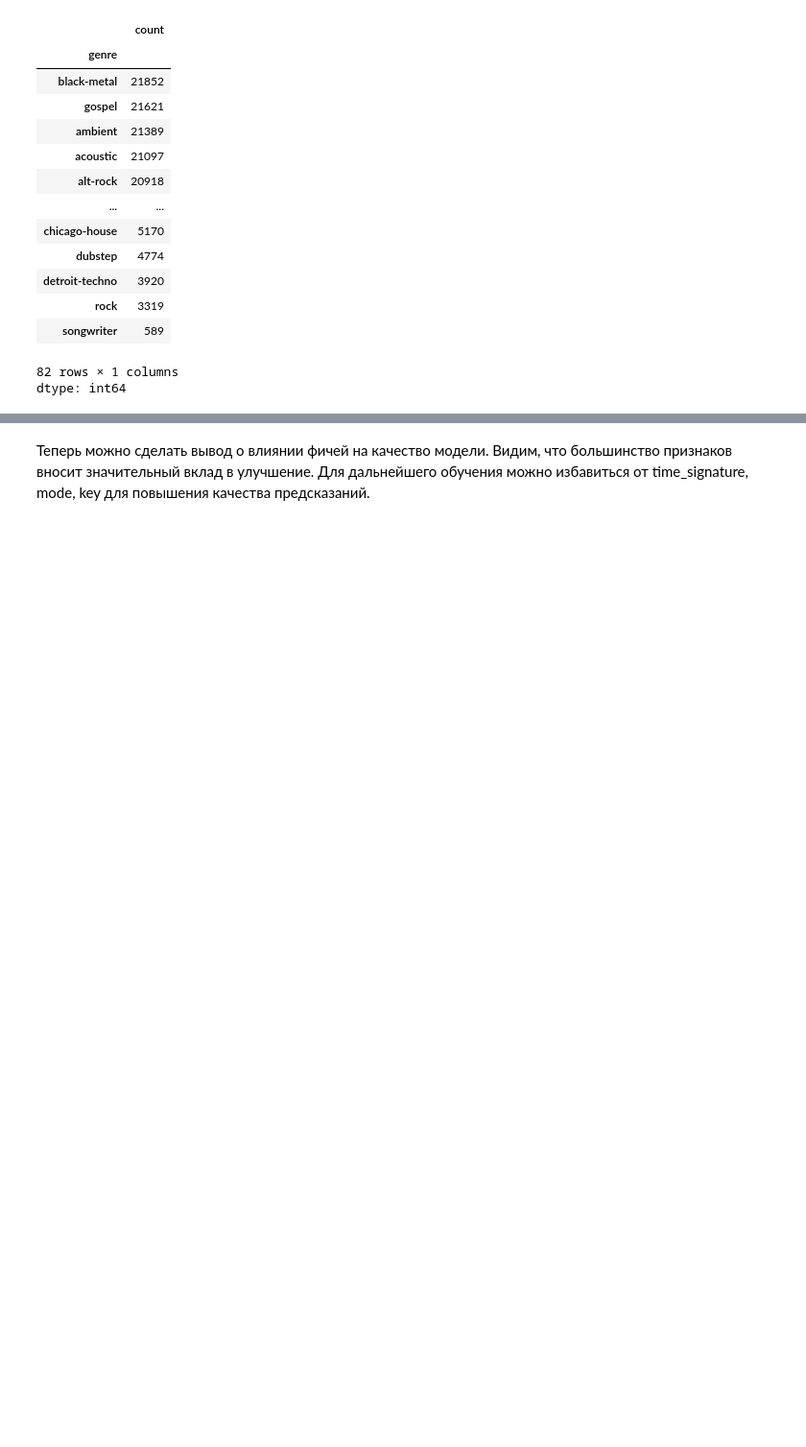
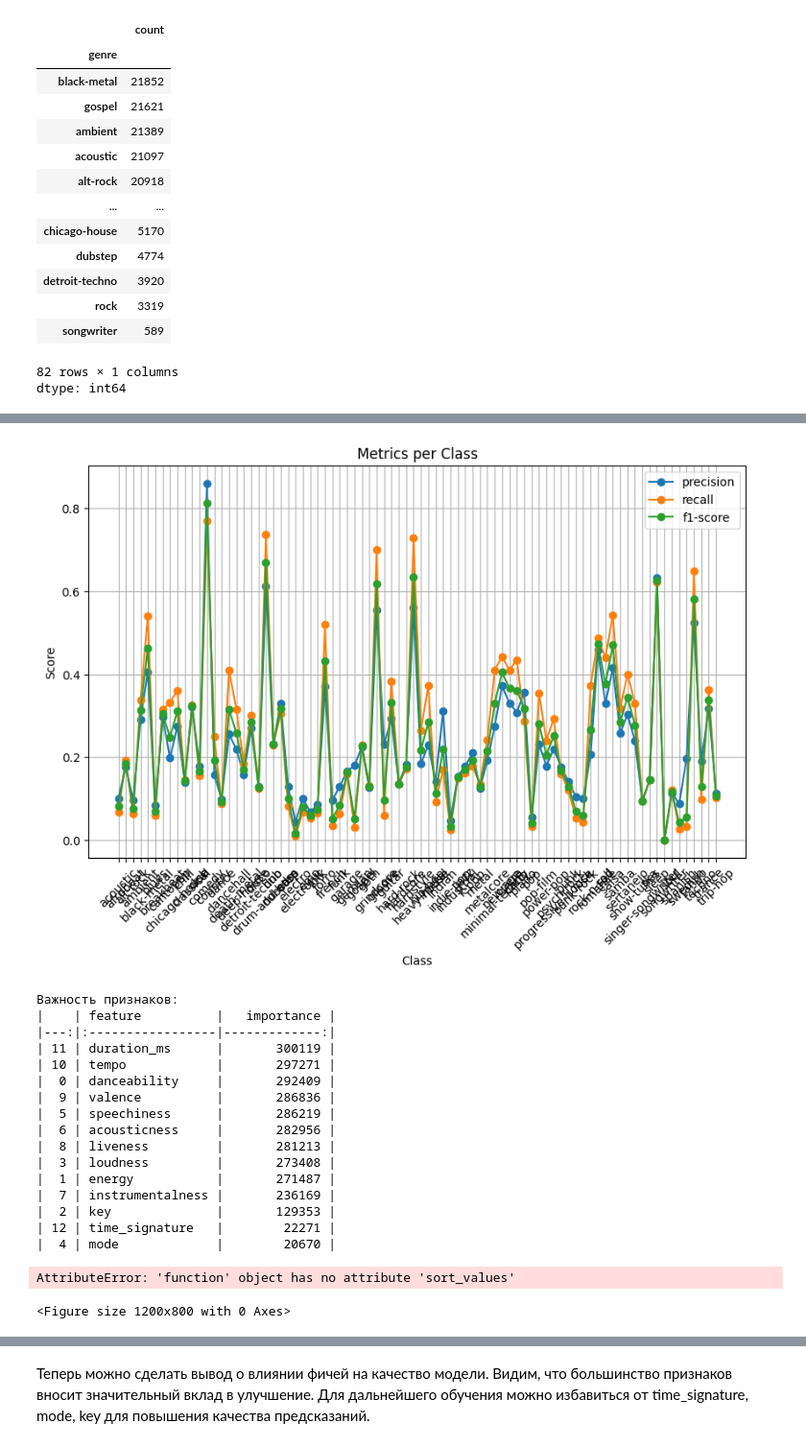
Before and after one commit to Sanjar-Javodov/ML_Hackaton_Spotify_SoA, a Jupyter notebook: Spotify__3.ipynb, the cells around one changed output, grey strips where cells are left out. Shown: that part at 96% size. Cells and saved outputs as stored; diff of their text form; code cells hidden in the pictures; blank space fills up the shorter version.

```diff
--- a/Spotify__3.ipynb
+++ b/Spotify__3.ipynb
@@ -128,11 +295,6 @@ y = balanced_df["genre"]
 # %%
-from sklearn.model_selection import train_test_split
-import optuna
-from optuna.samplers import TPESampler
 from lightgbm import LGBMClassifier
-from sklearn.metrics import precision_score, f1_score, accuracy_score, classification_report
 
-# Разбиваем данные
 X_train, X_test, y_train, y_test = train_test_split(
     X, y, test_size=0.2, stratify=y, random_state=42
 )
@@ -140,10 +302,13 @@ X_train, X_test, y_train, y_test = train_test_split(
 def objective(trial):
     params = {
         'objective': 'multiclass',
-        'num_class': len(le.classes_),
+        'num_class': len(np.unique(y)),
         'metric': 'multi_logloss',
         'verbosity': -1,
         'boosting_type': 'gbdt',
+        'device': 'gpu',
+        'gpu_platform_id': 0,
+        'gpu_device_id': 0,
         'n_estimators': trial.suggest_int('n_estimators', 100, 500),
         'learning_rate': trial.suggest_float('learning_rate', 0.01, 0.3, log=True),
         'num_leaves': trial.suggest_int('num_leaves', 20, 100),
@@ -152,14 +317,14 @@ def objective(trial):
         'reg_alpha': trial.suggest_float('reg_alpha', 0, 1),
         'reg_lambda': trial.suggest_float('reg_lambda', 0, 1),
         'colsample_bytree': trial.suggest_float('colsample_bytree', 0.5, 1),
+        'subsample': trial.suggest_float('subsample', 0.6, 1),
+        'scale_pos_weight': trial.suggest_float('scale_pos_weight', 0.8, 1.2),
     }
 
     model = LGBMClassifier(**params, random_state=42)
     model.fit(X_train, y_train)
     preds = model.predict(X_test)
-
-    # Оптимизируем precision
-    return precision_score(y_test, preds, average='macro')
+    return f1_score(y_test, preds, average='macro')
 
 # Настройка Optuna
 study = optuna.create_study(
@@ -171,29 +336,53 @@ study = optuna.create_study(
 study.optimize(objective, n_trials=50, show_progress_bar=True)
 
 # Лучшие параметры и метрики
-print("\nBest Precision:", study.best_value)
+print("\nBest Macro F1:", study.best_value)
 print("Best params:", study.best_params)
 
-# Финальная модель с лучшими параметрами
+# Финальная модель
 best_model = LGBMClassifier(
     **study.best_params,
     objective='multiclass',
-    num_class=len(le.classes_),
+    num_class=len(np.unique(y)),
+    device='gpu',
     random_state=42
 )
 best_model.fit(X_train, y_train)
 
 # Полная оценка
 y_pred = best_model.predict(X_test)
-print("\nClassification Report:")
-print(classification_report(y_test, y_pred, target_names=le.classes_))
+print("\nDetailed Classification Report:")
+print("="*60)
+report = classification_report(y_test, y_pred, target_names=le.classes_, digits=4, output_dict=True)
+report_df = pd.DataFrame(report).transpose()
+print(report_df.to_markdown())
+print("="*60)
+
+# Визуализация метрик по классам
+plt.figure(figsize=(10, 6))
+metrics = ['precision', 'recall', 'f1-score']
+for metric in metrics:
+    plt.plot(le.classes_, [report[cls][metric] for cls in le.classes_],
+             marker='o', label=metric)
+plt.title('Metrics per Class')
+plt.xlabel('Class')
+plt.ylabel('Score')
+plt.legend()
+plt.grid(True)
+plt.xticks(rotation=45)
+plt.show()
 
 # Важность признаков
-importances = best_model.feature_importances_
 feat_imp = pd.DataFrame({
-    'feature': X.columns,
-    'importance': importances
+    'feature': best_model.feature_name_,
+    'importance': best_model.feature_importances_
 }).sort_values('importance', ascending=False)
-print("\nFeature Importances:")
-print(feat_imp)
+
+print("\nВажность признаков:")
+print(feat_imp.to_markdown())
+
+# Визуализация важности признаков
+plt.figure(figsize=(12, 8))
+feat_imp.head.sort_values('importance').plot.barh(x='Признак', y='Важность')
+plt.show()
 # %% [output]
@@ -217,0 +407,19 @@ print(feat_imp)
+[figure, added]
+Важность признаков:
+|    | feature          |   importance |
+|---:|:-----------------|-------------:|
+| 11 | duration_ms      |       300119 |
+| 10 | tempo            |       297271 |
+|  0 | danceability     |       292409 |
+|  9 | valence          |       286836 |
+|  5 | speechiness      |       286219 |
+|  6 | acousticness     |       282956 |
+|  8 | liveness         |       281213 |
+|  3 | loudness         |       273408 |
+|  1 | energy           |       271487 |
+|  7 | instrumentalness |       236169 |
+|  2 | key              |       129353 |
+| 12 | time_signature   |        22271 |
+|  4 | mode             |        20670 |
+AttributeError: 'function' object has no attribute 'sort_values'
+<Figure size 1200x800 with 0 Axes>
```
Also changed, not shown: parts of 13 cells of this notebook.
